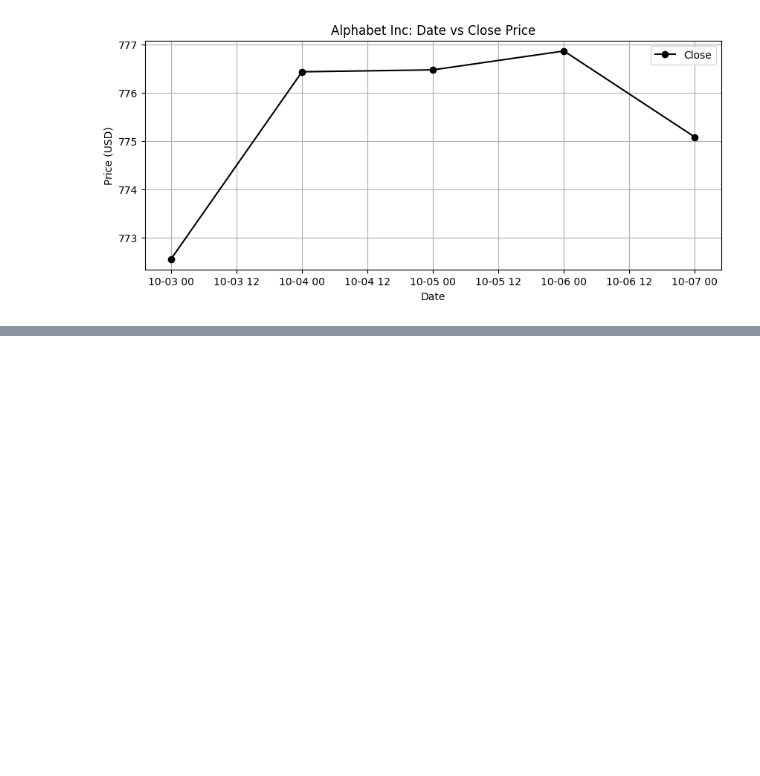
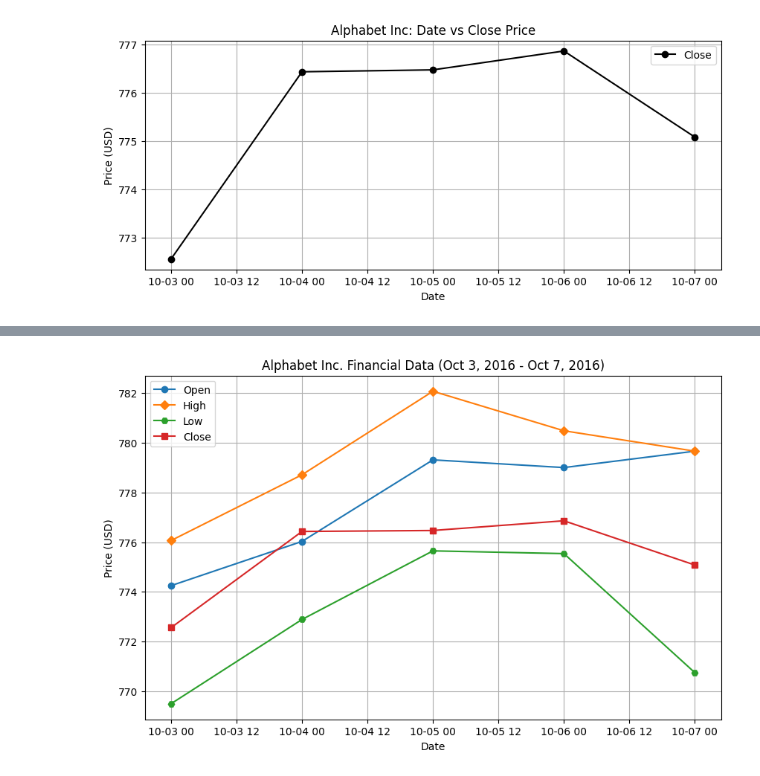
Before and after one commit to ayush-prajapati01/Python-Libraries, a Jupyter notebook: Matplotlib_Programs/matplotlib_programs.ipynb, the cells around one changed output, grey strips where cells are left out. Cells and saved outputs as stored; diff of their text form; code cells hidden in the pictures; blank space fills up the shorter version.

Commit message:
[Ayush] Add: Python program to plot two or more lines on same plot with suitable legends of each line.

```diff
--- a/Matplotlib_Programs/matplotlib_programs.ipynb
+++ b/Matplotlib_Programs/matplotlib_programs.ipynb
@@ -159,0 +163,28 @@ The financial data is:
+# %%
+def main():
+    # Read the data from the CSV file
+    data = pd.read_csv('fdata.csv')
+
+    # Convert the 'Date' column to datetime format
+    data['Date'] = pd.to_datetime(data['Date'], format='%d-%m-%y')
+
+    # Plotting the financial data
+    plt.figure(figsize=(10, 6))
+
+    plt.plot(data['Date'], data['Open'], label='Open', marker='o')
+    plt.plot(data['Date'], data['High'], label='High', marker='D')
+    plt.plot(data['Date'], data['Low'], label='Low', marker='H')
+    plt.plot(data['Date'], data['Close'], label='Close', marker='s')
+
+    plt.xlabel('Date')
+    plt.ylabel('Price (USD)')
+    plt.title('Alphabet Inc. Financial Data (Oct 3, 2016 - Oct 7, 2016)')
+    plt.legend()
+    plt.grid(True)
+    plt.show()
+
+
+if __name__ == "__main__":
+    main()
+# %% [output]
+[figure, added]
```
Also changed, not shown: parts of 1 cell of this notebook.
